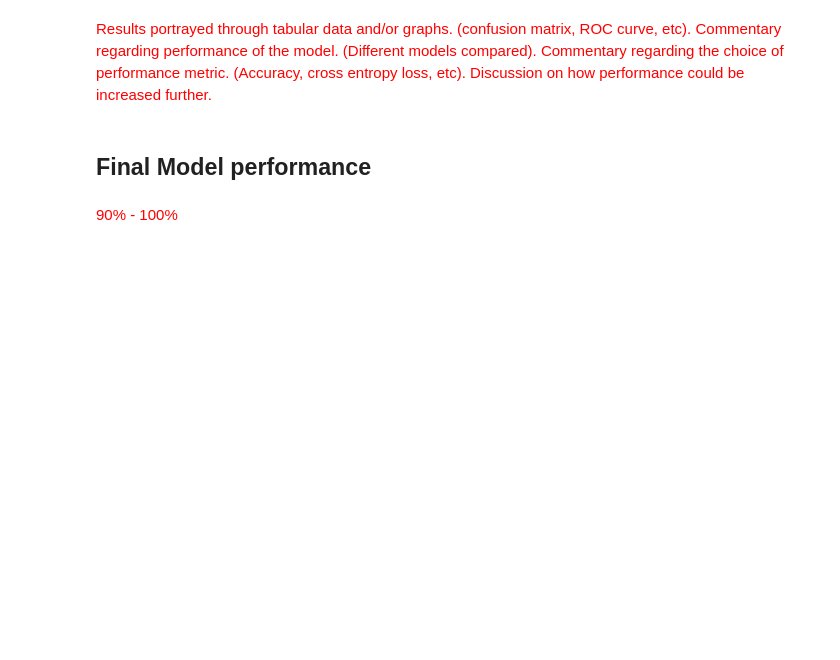
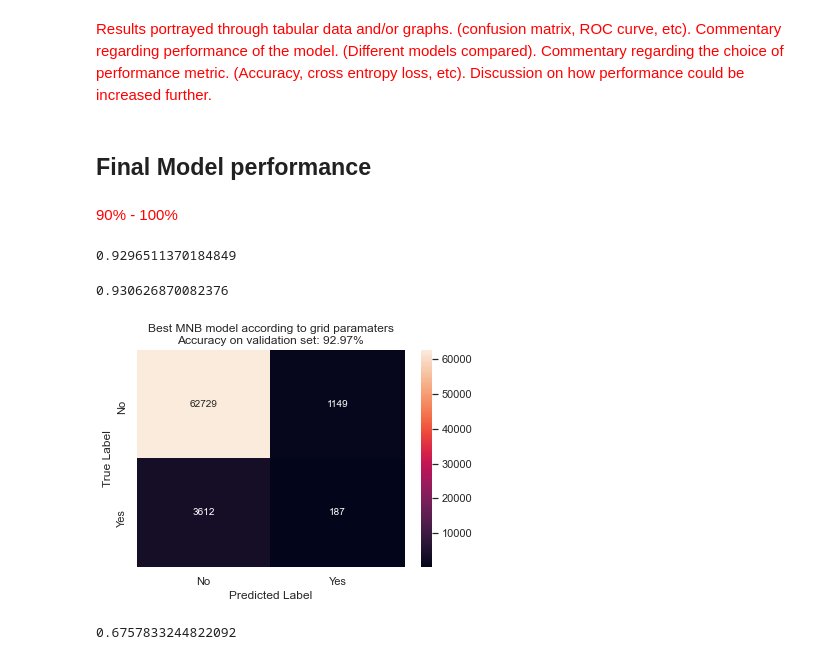
Before and after one commit to Werner101/Team_5_TPC, a Jupyter notebook: Team_5_FInal_1.ipynb, the cells around one changed output. Drawn from its saved outputs; the diff is of its cells as text; code cells hidden in the pictures; blank space fills up the shorter version.

```diff
--- a/Team_5_FInal_1.ipynb
+++ b/Team_5_FInal_1.ipynb
@@ -371,3 +480,57 @@ parameters. Performance of dierent values of hyper-parameters visualized through
 ## Final Model performance
 # %% [markdown]
 <span style="color:red">90% - 100%</span>
+# %%
+from sklearn.neural_network import MLPClassifier
+from sklearn.neighbors import KNeighborsClassifier
+from sklearn.svm import SVC
+from sklearn.gaussian_process.kernels import RBF
+from sklearn.tree import DecisionTreeClassifier
+from sklearn.ensemble import RandomForestClassifier
+from sklearn.naive_bayes import MultinomialNB
+from sklearn.linear_model import LogisticRegression
+#3:40
+names = ["Nearest_Neighbors","SVC", "Decision_Tree", "Random_Forest", "Logistic_regression",
+         "MultinomialNB"]
+classifiers = [
+    KNeighborsClassifier(3, n_jobs =-1),
+    SVC(random_state = 42),
+    DecisionTreeClassifier(),
+    RandomForestClassifier(n_jobs =-1),
+    LogisticRegression(n_jobs =-1),
+    MultinomialNB()]
+# %%
+classifiers[5].fit(X_train, y_train)
+classifiers[5].score(X_valid, y_valid)
+# %% [output]
+0.9296511370184849
+# %%
+classifiers[5].fit(X_train, y_train)
+classifiers[5].score(X_valid, y_valid)
+# %% [output]
+0.930626870082376
+# %%
+y_predict = classifiers[5].predict(X_valid)
+accuracy_score(y_valid,y_predict)
+
+labels = ["No", "Yes"]
+y = ['No', 'Yes']
+sns.heatmap(
+    confusion_matrix(y_valid, y_predict),
+    annot=True,
+    fmt='d',
+    yticklabels=labels,
+    xticklabels=labels,
+)
+plt.ylabel('True Label')
+plt.xlabel('Predicted Label')
+score = accuracy_score(y_valid, y_predict) * 100
+plt.title("Best MNB model according to grid paramaters\nAccuracy on validation set: {:.2f}%".format(score))
+plt.show()
+# %% [output]
+[figure, added]
+# %%
+y_predict = classifiers[5].predict(X_train)
+accuracy_score(y_train,y_predict)
+# %% [output]
+0.6757833244822092
```
Also changed, not shown: parts of 17 cells of this notebook.
